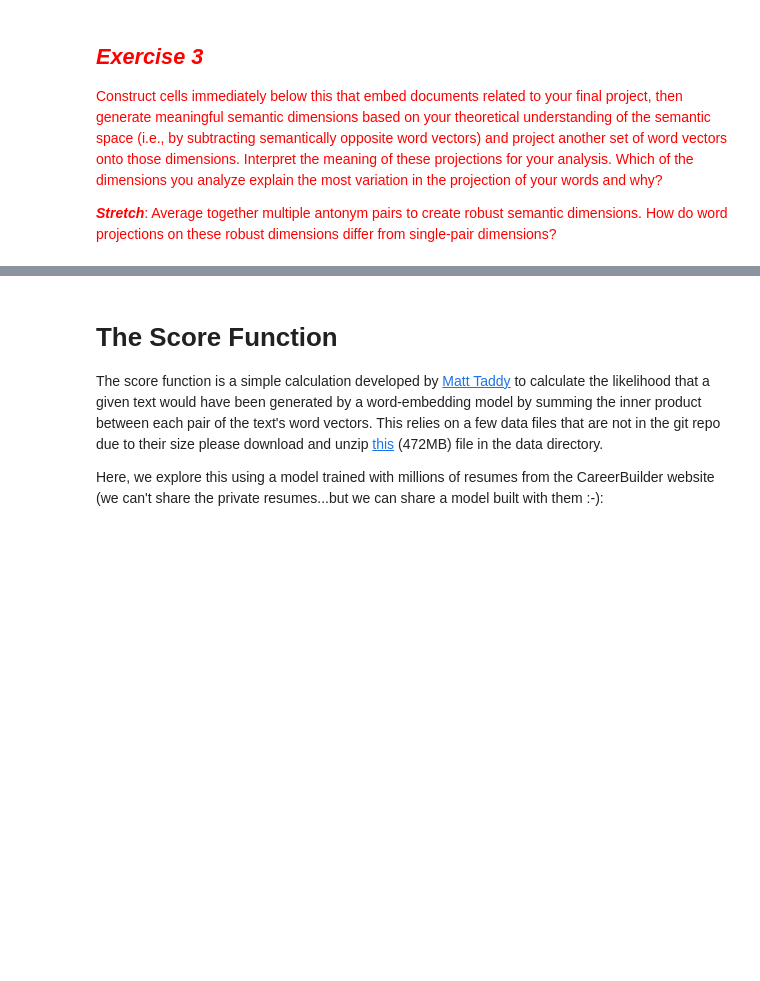
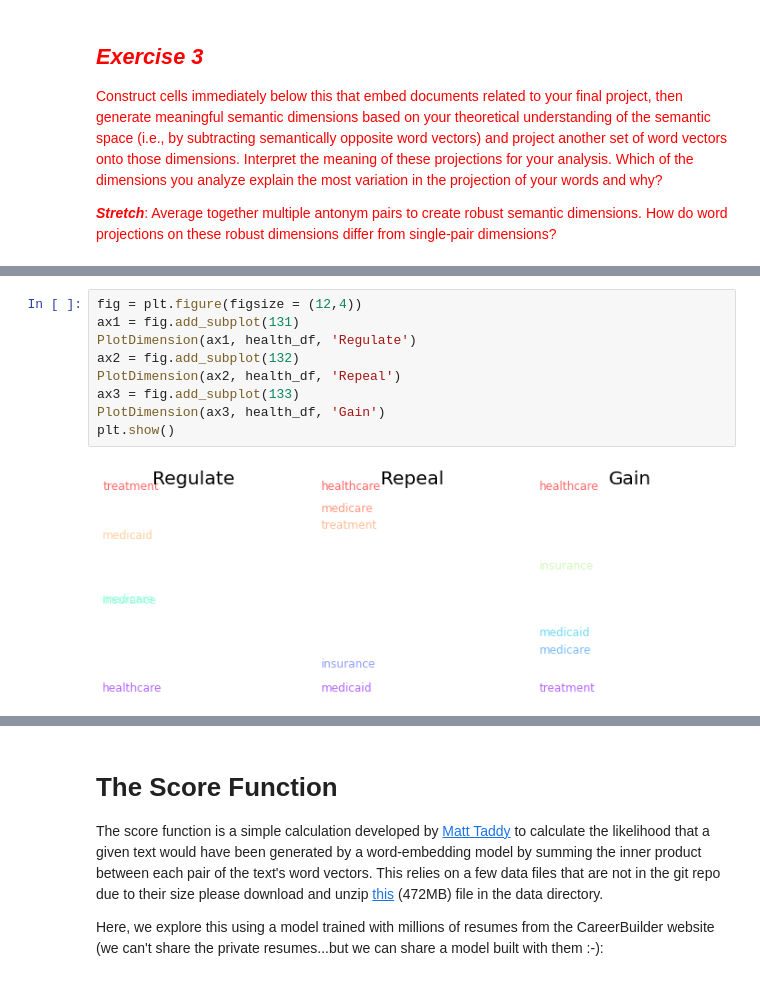
Before and after one commit to lilygrier/Homework-Notebooks, a Jupyter notebook: week-7/7-Vector-Space-Word-Embeddings_lilygrier.ipynb, the cells around one changed output, grey strips where cells are left out. Cells and saved outputs as stored; diff of their text form; blank space fills up the shorter version.

```diff
--- a/week-7/7-Vector-Space-Word-Embeddings_lilygrier.ipynb
+++ b/week-7/7-Vector-Space-Word-Embeddings_lilygrier.ipynb
@@ -1179,0 +1256,11 @@ plt.show()
+# %%
+fig = plt.figure(figsize = (12,4))
+ax1 = fig.add_subplot(131)
+PlotDimension(ax1, health_df, 'Regulate')
+ax2 = fig.add_subplot(132)
+PlotDimension(ax2, health_df, 'Repeal')
+ax3 = fig.add_subplot(133)
+PlotDimension(ax3, health_df, 'Gain')
+plt.show()
+# %% [output]
+[figure, added]
```
Also changed, not shown: parts of 12 cells of this notebook.
